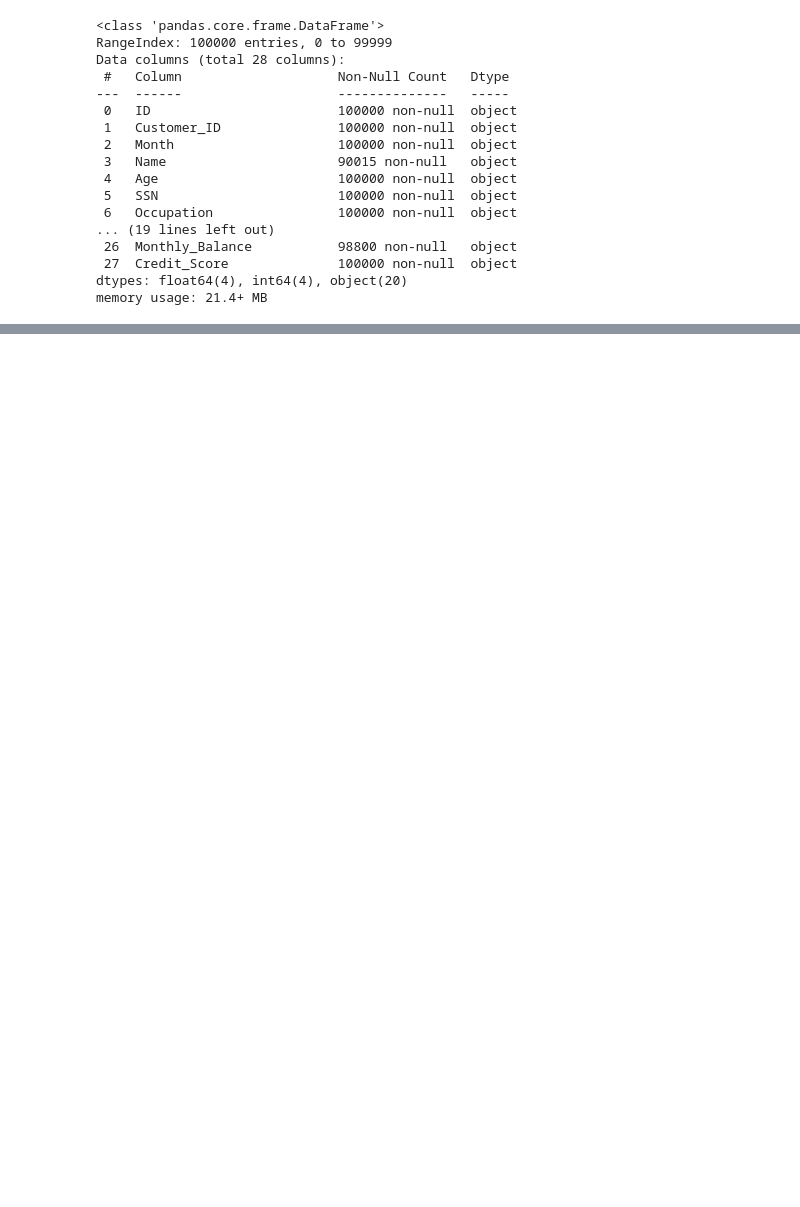
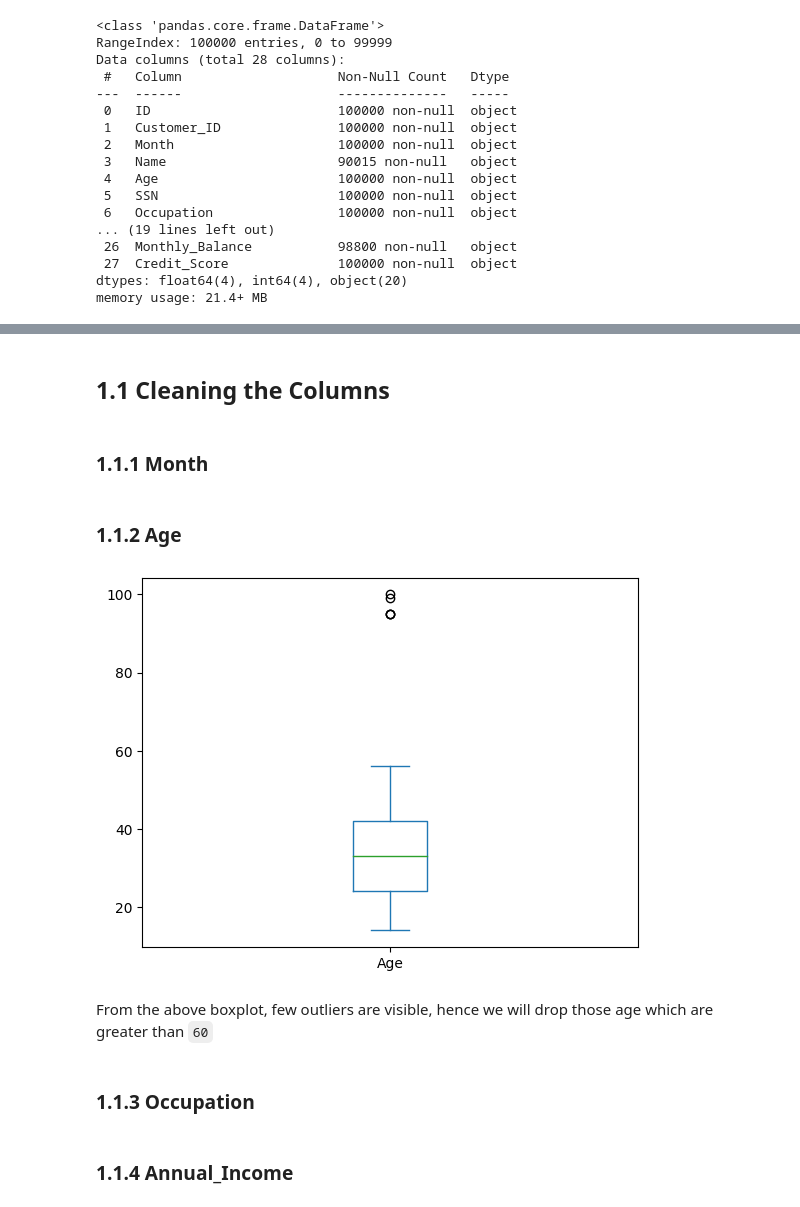
Before and after one commit to praveenbm1997/CreditScoringSystem, a Jupyter notebook: Credit Scoring System.ipynb, the cells around one changed output, grey strips where cells are left out. Cells and saved outputs as stored; diff of their text form; code cells hidden in the pictures; blank space fills up the shorter version.

```diff
--- a/Credit Scoring System.ipynb
+++ b/Credit Scoring System.ipynb
@@ -59,0 +73,23 @@ dataframe.describe()
+# %% [markdown]
+## 1.1 Cleaning the Columns
+# %% [markdown]
+### 1.1.1 Month
+# %%
+encoded_months = pd.get_dummies(dataframe['Month'], prefix='Month')
+dataframe = pd.concat([dataframe.drop('Month', axis=1), encoded_months], axis=1)
+# %% [markdown]
+### 1.1.2 Age
+# %%
+def extract_number(s):
+    return int(re.sub(r"[^0-9]", "", s))
+
+dataframe['Age'] = dataframe['Age'].apply(extract_number)
+dataframe.loc[dataframe['Age'] > 100, 'Age'] = np.nan
+medians = dataframe.groupby('Customer_ID')['Age'].transform('median')
+dataframe['Age'].fillna(medians, inplace=True)
+# %%
+dataframe['Age'].plot(kind='box');
+# %% [output]
+[figure, added]
+# %% [markdown]
+From the above boxplot, few outliers are visible, hence we will drop those age which are greater than ``60``
@@ -59,0 +98,2 @@ dataframe.describe()
+# %% [markdown]
+### 1.1.3 Occupation
@@ -59,0 +104,2 @@ dataframe.describe()
+# %% [markdown]
+### 1.1.4 Annual_Income
```
Also changed, not shown: parts of 70 cells of this notebook, 2 other files.
